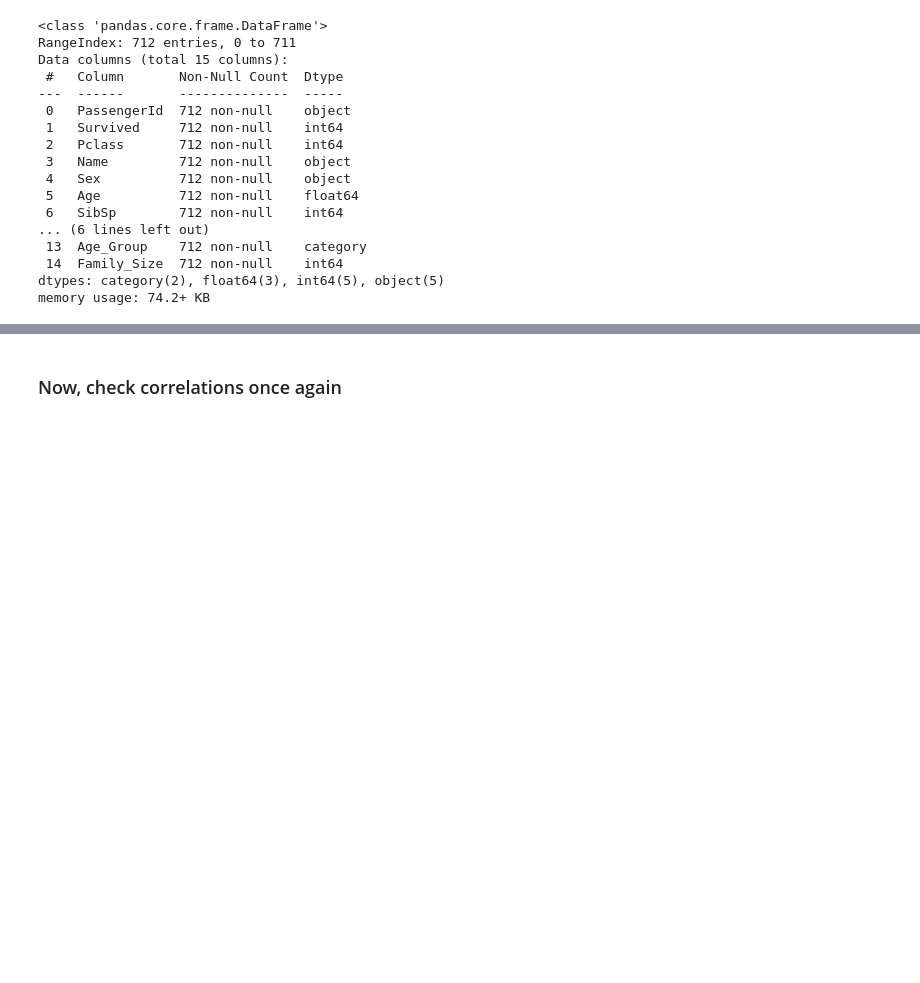
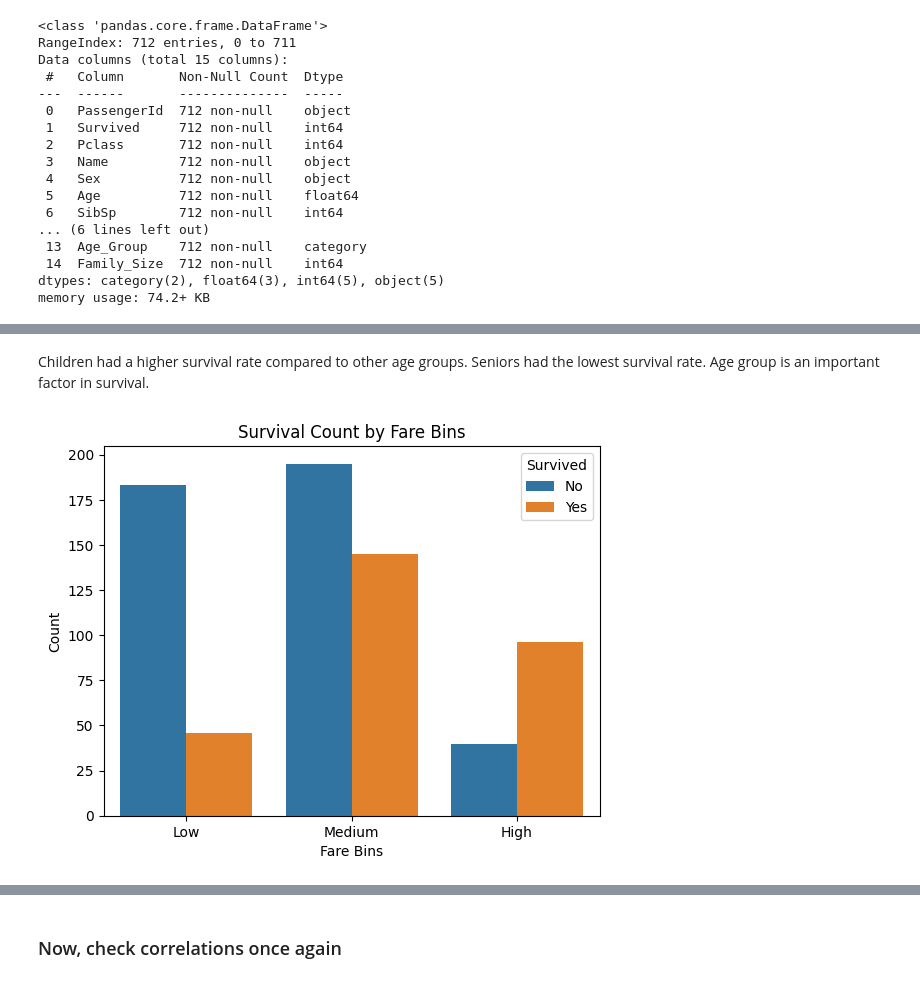
Before and after one commit to Pandey23000Om/titanic-ml-deployment, a Jupyter notebook: notebook/EDA-1.ipynb, the cells around one changed output, grey strips where cells are left out. Drawn from its saved outputs; the diff is of its cells as text; code cells hidden in the pictures; blank space fills up the shorter version.

```diff
--- a/notebook/EDA-1.ipynb
+++ b/notebook/EDA-1.ipynb
@@ -281,0 +304,11 @@ memory usage: 74.2+ KB
+# %% [markdown]
+Children had a higher survival rate compared to other age groups. Seniors had the lowest survival rate. Age group is an important factor in survival.
+# %%
+sns.countplot(x='Fare_Binned', hue='Survived', data=train_df)
+plt.title("Survival Count by Fare Bins")
+plt.ylabel("Count")
+plt.xlabel("Fare Bins")
+plt.legend(title="Survived", labels=["No", "Yes"])
+plt.show()
+# %% [output]
+[figure, added]
```
Also changed, not shown: parts of 18 cells of this notebook, 3 other files.
